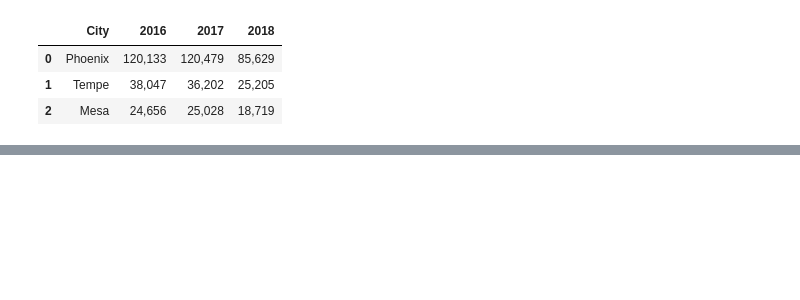
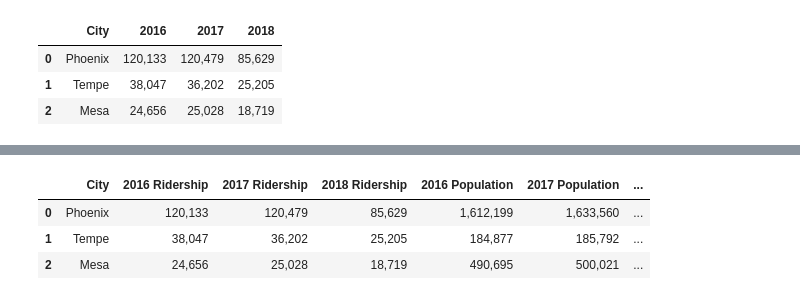
Before and after one commit to phil-wew/group_project1, a Jupyter notebook: SO/Scott Project 1.ipynb, the cells around one changed output, grey strips where cells are left out. Cells and saved outputs as stored; diff of their text form; code cells hidden in the pictures; blank space fills up the shorter version.

```diff
--- a/SO/Scott Project 1.ipynb
+++ b/SO/Scott Project 1.ipynb
@@ -466,0 +465,14 @@ new_rail_pop_df
+# %%
+combined_rail_rider_pop_data_df = combined_rail_rider_pop_data.rename(columns={"2016_x": "2016 Ridership",
+                                                                          "2017_x": "2017 Ridership",
+                                                                          "2018_x": "2018 Ridership",
+                                                                          "2016_y": "2016 Population",
+                                                                          "2017_y": "2017 Population",
+                                                                          "2018_y": "2018 Population"
+                                                                         })
+combined_rail_rider_pop_data_df
+# %% [output]
+|  | City | 2016 Ridership | 2017 Ridership | 2018 Ridership | 2016 Population | 2017 Population | ... |
+| 0 | Phoenix | 120,133 | 120,479 | 85,629 | 1,612,199 | 1,633,560 | ... |
+| 1 | Tempe | 38,047 | 36,202 | 25,205 | 184,877 | 185,792 | ... |
+| 2 | Mesa | 24,656 | 25,028 | 18,719 | 490,695 | 500,021 | ... |
```
Also changed, not shown: parts of 7 cells of this notebook.
